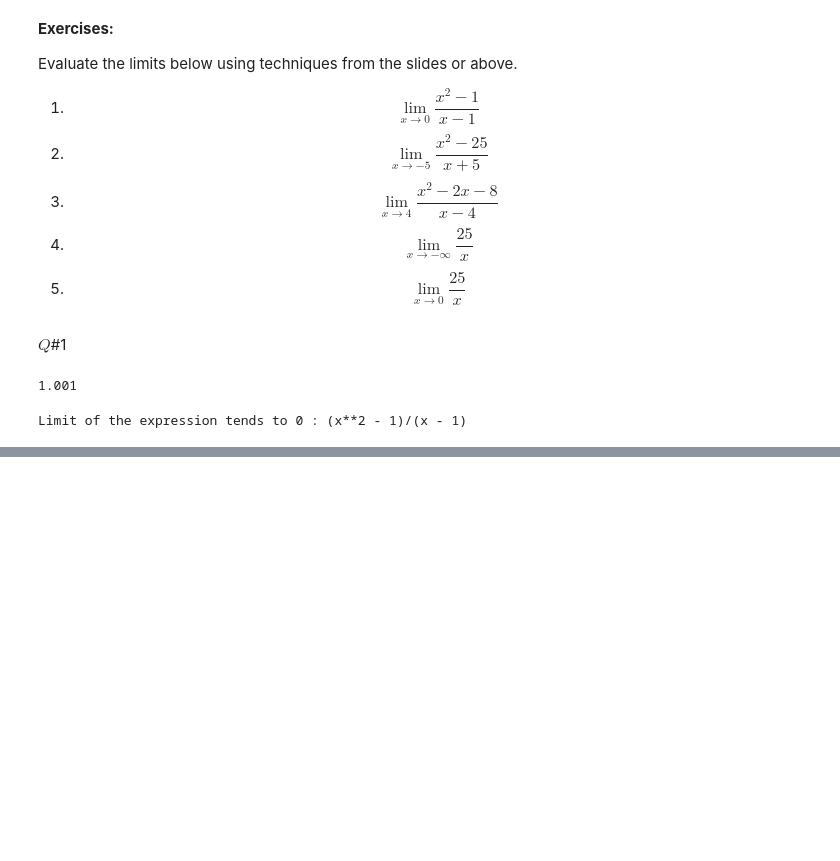
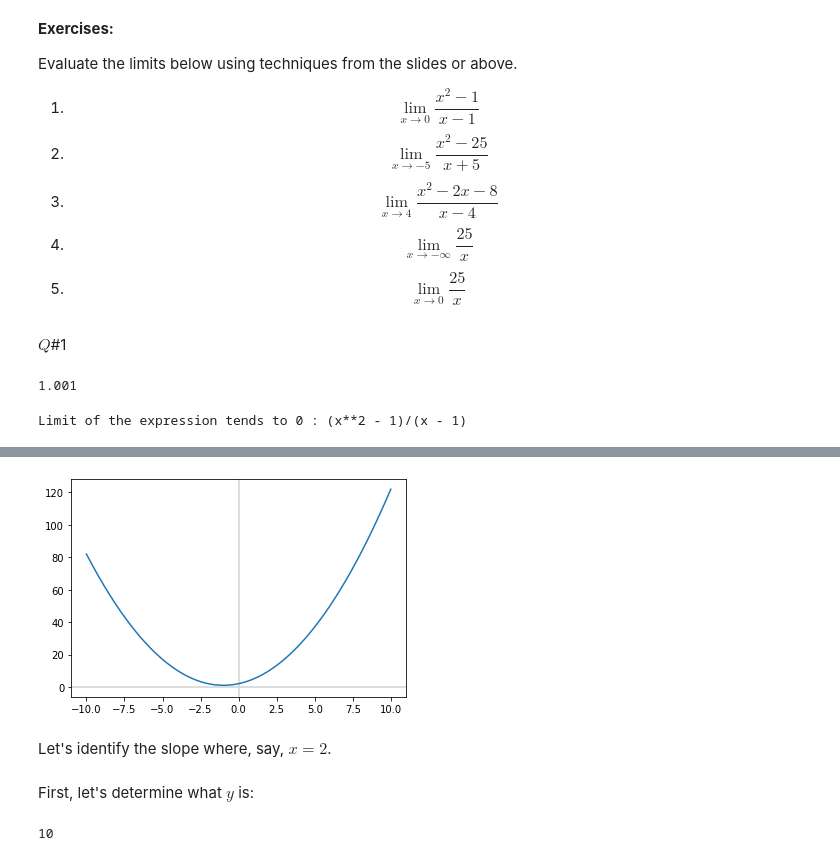
Before and after one commit to darstech/ML-Foundation, a Jupyter notebook: 3_calculas_i.ipynb, the cells around one changed output, grey strips where cells are left out. Drawn from its saved outputs; the diff is of its cells as text; code cells hidden in the pictures; blank space fills up the shorter version.

```diff
--- a/3_calculas_i.ipynb
+++ b/3_calculas_i.ipynb
@@ -243,0 +267,15 @@ Limit of the expression tends to 0 : (x**2 - 1)/(x - 1)
+# %%
+fix, ax = plt.subplots()
+plt.axvline(x=0, color='lightgray')
+plt.axhline(y=0, color='lightgray')
+_ = ax.plot(x, y)
+# %% [output]
+[figure, added]
+# %% [markdown]
+Let's identify the slope where, say, $x = 2$.
+# %% [markdown]
+First, let's determine what $y$ is:
+# %%
+f(2)
+# %% [output]
+10
```
Also changed, not shown: parts of 27 cells of this notebook.
